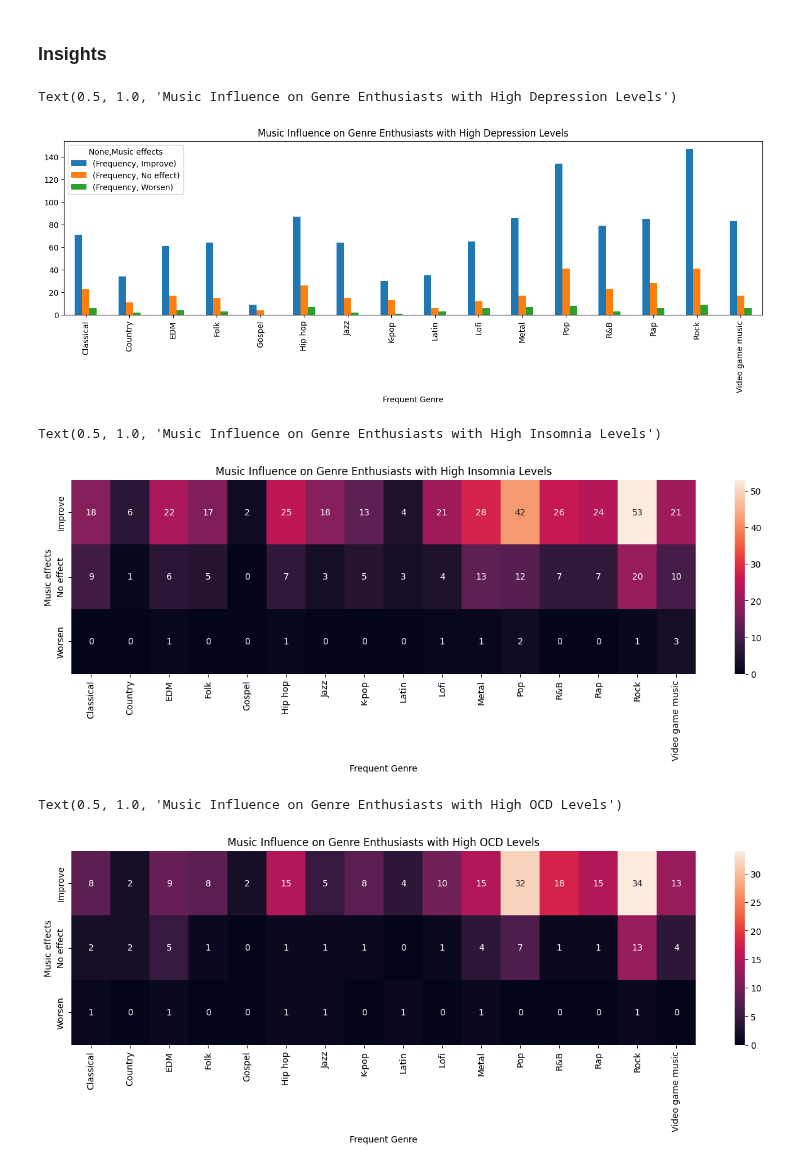
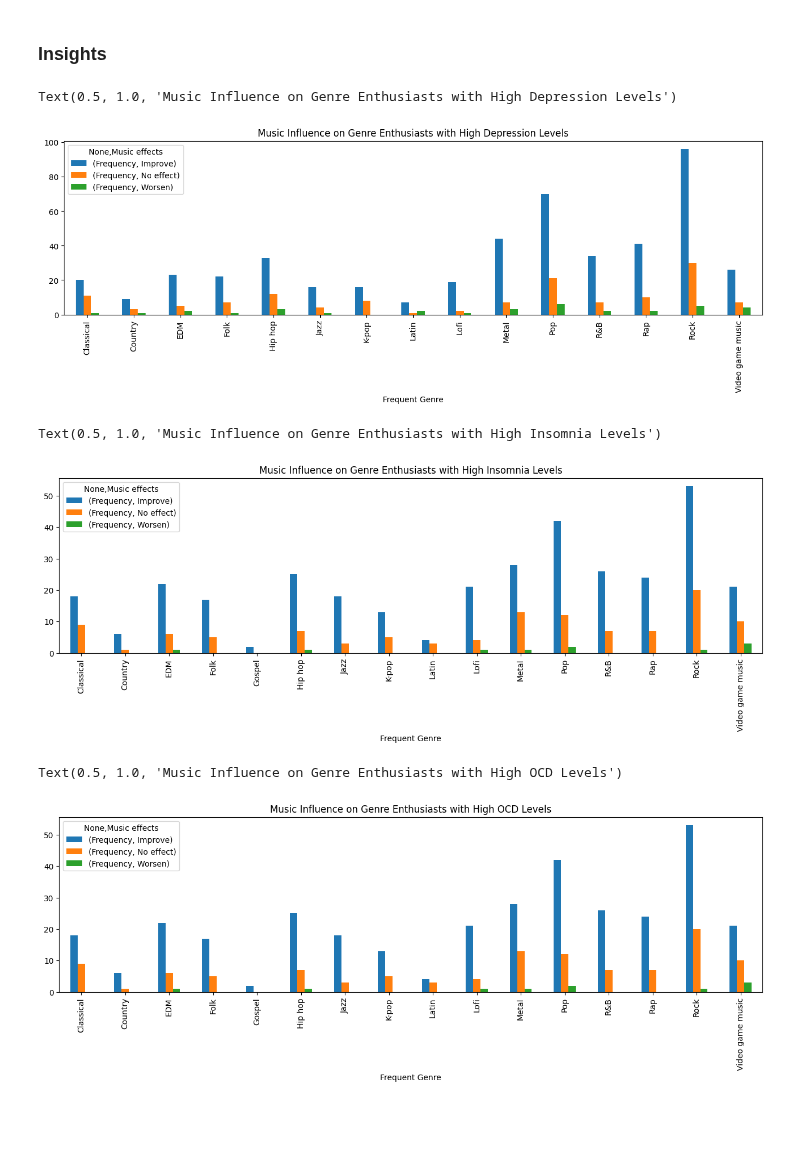
Before and after one commit to mlcuadra1/Mental-Health-x-Music-EDA, a Jupyter notebook: notebooks/Script 2 - EDA.ipynb, the cells around one changed output. Cells and saved outputs as stored; diff of their text form; code cells hidden in the pictures; blank space fills up the shorter version.

```diff
--- a/notebooks/Script 2 - EDA.ipynb
+++ b/notebooks/Script 2 - EDA.ipynb
@@ -382,7 +380,7 @@ Text(0.5, 1.0, 'Music Influence on Genre Enthusiasts with High Anxiety Levels')
 # %% [markdown]
 ### Insights
 # %%
-subset_depression_df = mapped_df[(mapped_df['Depression']>=7) & (mapped_df['Frequency']>=2)]
+subset_depression_df = mapped_df[(mapped_df['Depression']>=7) & (mapped_df['Frequency']>=3)]
 
 subset_depression_genre_df = subset_depression_df[['Music effects', 'Frequent Genre', 'Frequency']]
 
@@ -392,33 +390,28 @@ depression_genre_pivoted_df.plot(figsize=figsize1_2, kind='bar')
 plt.title("Music Influence on Genre Enthusiasts with High Depression Levels")
 # %% [output]
 Text(0.5, 1.0, 'Music Influence on Genre Enthusiasts with High Depression Levels')
-[figure, old version]
+[figure, new version]
 # %%
-subset_insomnia_df = mapped_df[(mapped_df['Insomnia']>=7) & (mapped_df['Frequency']==3)]
+subset_insomnia_df = mapped_df[(mapped_df['Insomnia']>=7) & (mapped_df['Frequency']>=3)]
 
 subset_insomnia_genre_df = subset_insomnia_df[['Music effects', 'Frequent Genre', 'Frequency']]
 
-insomnia_genre_pivoted_df = pd.pivot_table(subset_insomnia_genre_df, index='Music effects', columns='Frequent Genre', values= 'Frequency', aggfunc='count')
-insomnia_genre_pivoted_df.fillna(0, inplace=True)
+insomnia_genre_pivoted_df = pd.pivot_table(subset_insomnia_genre_df, index='Frequent Genre', columns='Music effects', aggfunc='count')
 
-fig, ax0 = plt.subplots(figsize=figsize1_2)
-sns.heatmap(insomnia_genre_pivoted_df, annot=True, fmt='.3g')
+insomnia_genre_pivoted_df.plot(figsize=figsize1_2, kind='bar')
 plt.title("Music Influence on Genre Enthusiasts with High Insomnia Levels")
 # %% [output]
 Text(0.5, 1.0, 'Music Influence on Genre Enthusiasts with High Insomnia Levels')
-[figure, old version]
+[figure, new version]
 # %%
-subset_ocd_df = mapped_df[(mapped_df['OCD']>=7) & (mapped_df['Frequency']==3)]
-subset_ocd_df
+subset_ocd_df = mapped_df[(mapped_df['OCD']>=7) & (mapped_df['Frequency']>=3)]
 
 subset_ocd_genre_df = subset_ocd_df[['Music effects', 'Frequent Genre', 'Frequency']]
 
-ocd_genre_pivoted_df = pd.pivot_table(subset_ocd_genre_df, index='Music effects', columns='Frequent Genre', values= 'Frequency', aggfunc='count')
-ocd_genre_pivoted_df.fillna(0, inplace=True)
+ocd_genre_pivoted_df = pd.pivot_table(subset_insomnia_genre_df, index='Frequent Genre', columns='Music effects', aggfunc='count')
 
-fig, ax0 = plt.subplots(figsize=figsize1_2)
-sns.heatmap(ocd_genre_pivoted_df, annot=True, fmt='.3g')
+ocd_genre_pivoted_df.plot(figsize=figsize1_2, kind='bar')
 plt.title("Music Influence on Genre Enthusiasts with High OCD Levels")
 # %% [output]
 Text(0.5, 1.0, 'Music Influence on Genre Enthusiasts with High OCD Levels')
-[figure, old version]
+[figure, new version]
```
Also changed, not shown: parts of 1 cell of this notebook.
